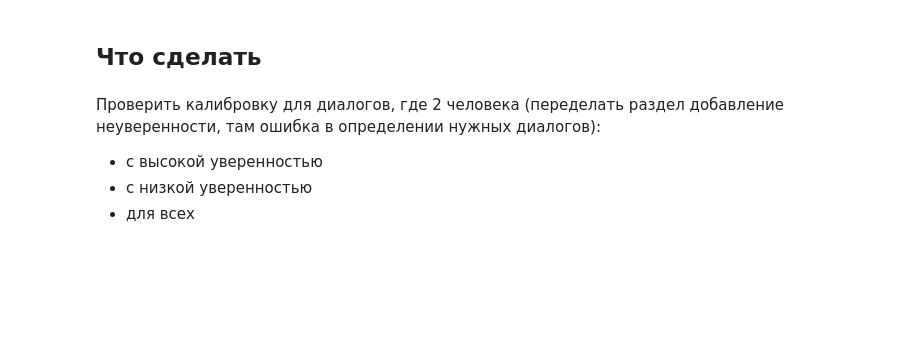
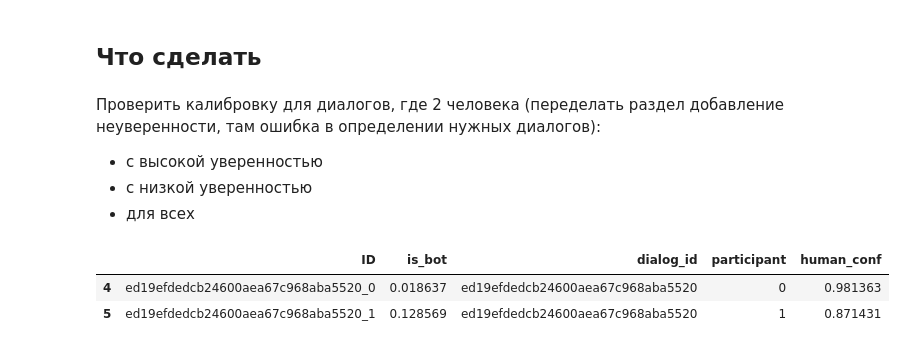
Before and after one commit to skytecat/YouAreBot, a Jupyter notebook: YouAreBot.ipynb, the cells around one changed output. Cells and saved outputs as stored; diff of their text form; code cells hidden in the pictures; blank space fills up the shorter version.

```diff
--- a/YouAreBot.ipynb
+++ b/YouAreBot.ipynb
@@ -10253,14 +10253,14 @@ print("🔍 Анализ парных предсказаний...\n")
 # ───────────────────────────────────────────────────────────────
 
 # # Ваш сабмит
-submission = df
+submission = pd.read_csv('submission_dialog_self_another_2.csv')
 
-# # Извлекаем dialog_id и participant
-# submission['dialog_id'] = submission['ID'].str.rsplit('_', n=1).str[0]
-# submission['participant'] = submission['ID'].str.rsplit('_', n=1).str[1].astype(int)
+# Извлекаем dialog_id и participant
+submission['dialog_id'] = submission['ID'].str.rsplit('_', n=1).str[0]
+submission['participant'] = submission['ID'].str.rsplit('_', n=1).str[1].astype(int)
 
-# print(f"✅ Загружено {len(submission)} предсказаний")
-# print(f"✅ Уникальных диалогов: {submission['dialog_id'].nunique()}")
+print(f"✅ Загружено {len(submission)} предсказаний")
+print(f"✅ Уникальных диалогов: {submission['dialog_id'].nunique()}")
 
 # ───────────────────────────────────────────────────────────────
 # 2. Группировка по диалогам
@@ -10477,3 +10477,9 @@ if len(low_conf_dialogs) > 10:
 - с высокой уверенностью
 - с низкой уверенностью
 - для всех
+# %%
+both_humans.head(2)
+# %% [output]
+|  | ID | is_bot | dialog_id | participant | human_conf |
+| 4 | ed19efdedcb24600aea67c968aba5520_0 | 0.018637 | ed19efdedcb24600aea67c968aba5520 | 0 | 0.981363 |
+| 5 | ed19efdedcb24600aea67c968aba5520_1 | 0.128569 | ed19efdedcb24600aea67c968aba5520 | 1 | 0.871431 |
```
Also changed, not shown: parts of 3 cells of this notebook.
